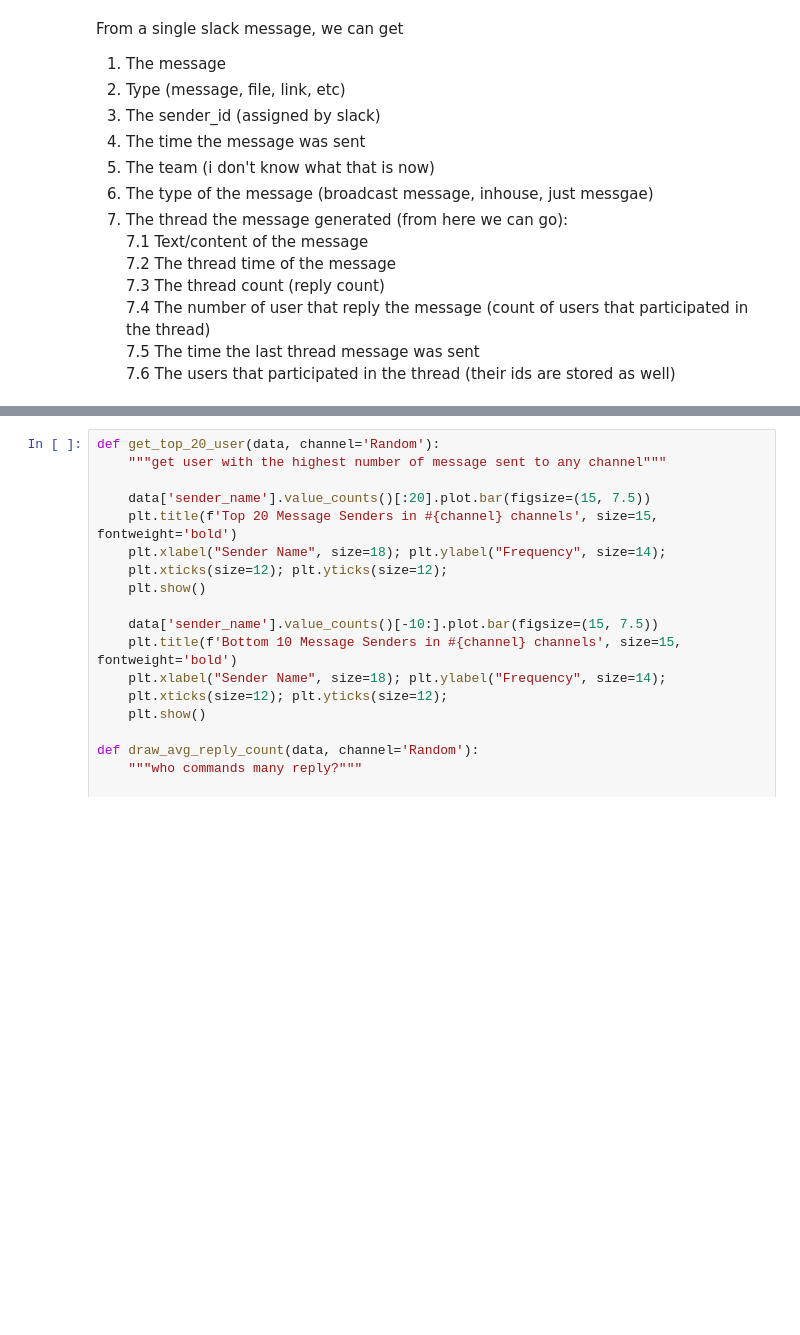
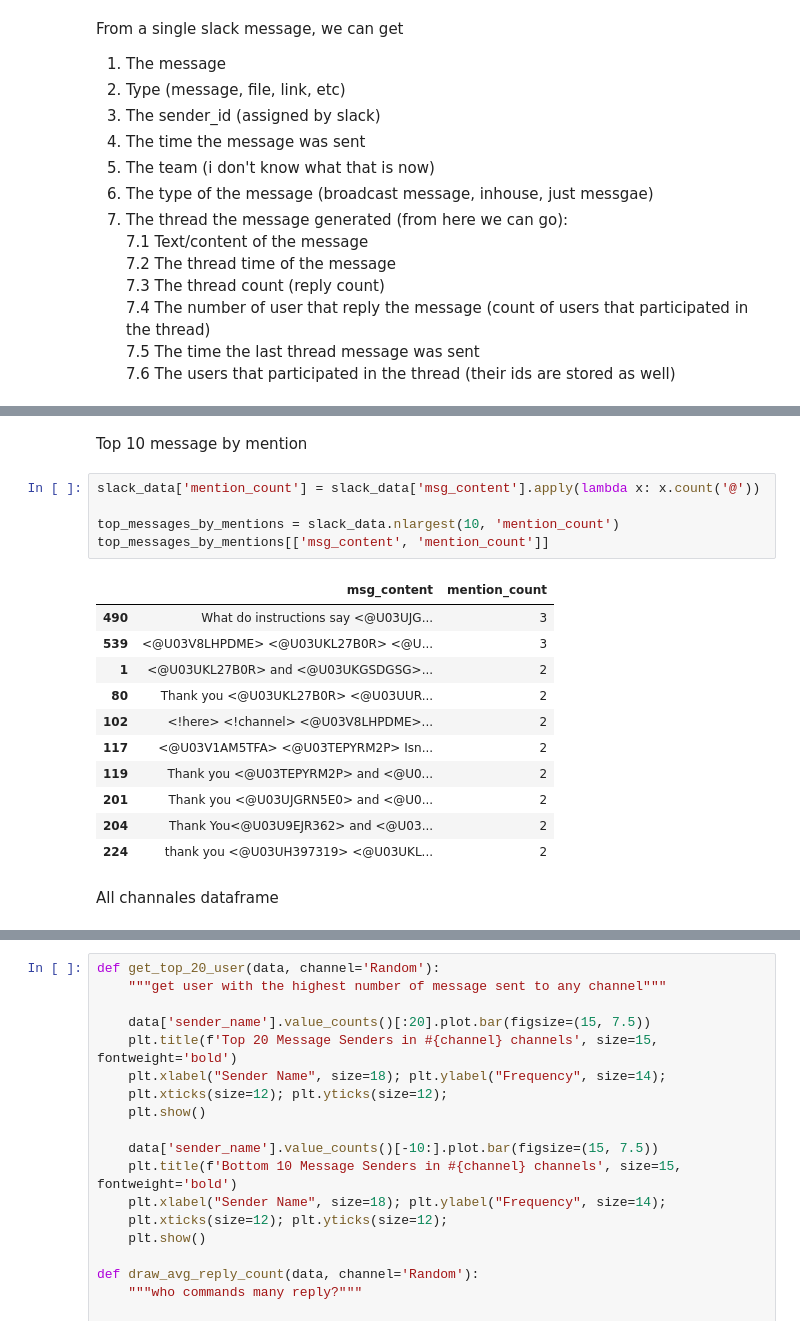
Before and after one commit to fro-su/week0_0_starter_network_analysis, a Jupyter notebook: notebooks/parse_slack_data.ipynb, the cells around one changed output, grey strips where cells are left out. Cells and saved outputs as stored; diff of their text form; blank space fills up the shorter version.

```diff
--- a/notebooks/parse_slack_data.ipynb
+++ b/notebooks/parse_slack_data.ipynb
@@ -225,0 +239,21 @@ def map_userid_2_realname(user_profile: dict, comm_dict: dict, plot=False):
+# %% [markdown]
+Top 10 message by mention
+# %%
+slack_data['mention_count'] = slack_data['msg_content'].apply(lambda x: x.count('@'))
+
+top_messages_by_mentions = slack_data.nlargest(10, 'mention_count')
+top_messages_by_mentions[['msg_content', 'mention_count']]
+# %% [output]
+|  | msg_content | mention_count |
+| 490 | What do instructions say <@U03UJG... | 3 |
+| 539 | <@U03V8LHPDME> <@U03UKL27B0R> <@U... | 3 |
+| 1 | <@U03UKL27B0R> and <@U03UKGSDGSG>... | 2 |
+| 80 | Thank you <@U03UKL27B0R> <@U03UUR... | 2 |
+| 102 | <!here> <!channel> <@U03V8LHPDME>... | 2 |
+| 117 | <@U03V1AM5TFA> <@U03TEPYRM2P> Isn... | 2 |
+| 119 | Thank you <@U03TEPYRM2P> and <@U0... | 2 |
+| 201 | Thank you <@U03UJGRN5E0> and <@U0... | 2 |
+| 204 | Thank You<@U03U9EJR362> and <@U03... | 2 |
+| 224 | thank you <@U03UH397319> <@U03UKL... | 2 |
+# %% [markdown]
+All channales dataframe
```
Also changed, not shown: parts of 35 cells of this notebook, 1 other file.
